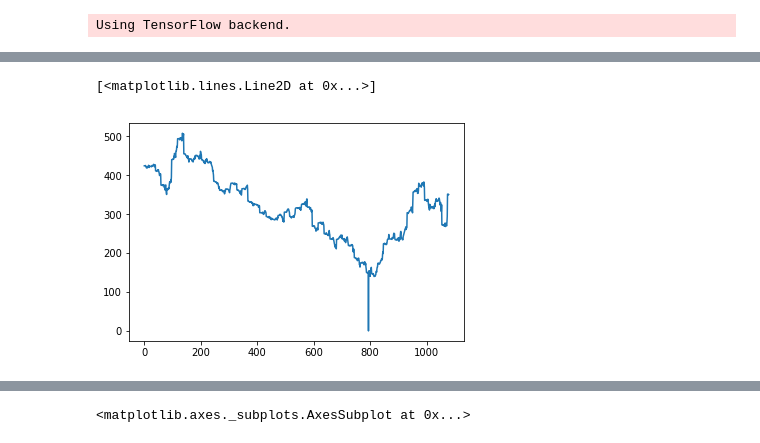
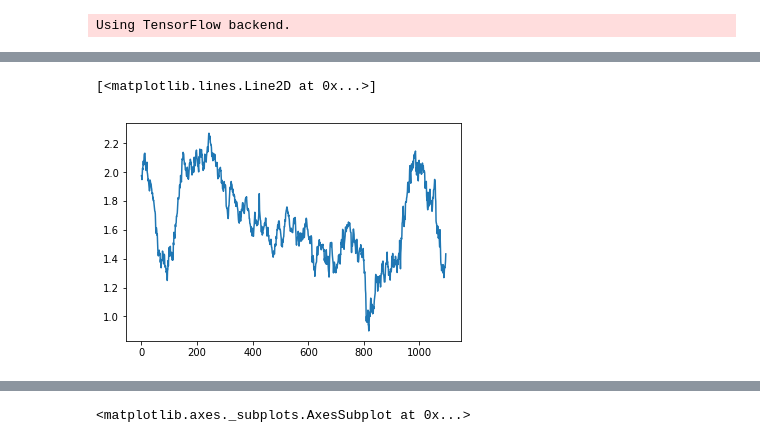
Before and after one commit to brownal05/globaltrade, a Jupyter notebook: alex/LTSMMULTI.ipynb, the cells around one changed output, grey strips where cells are left out. Saved outputs shown, nothing was run; the diff lists cells and outputs as text; code cells hidden in the pictures.

```diff
--- a/alex/LTSMMULTI.ipynb
+++ b/alex/LTSMMULTI.ipynb
@@ -32,9 +32,8 @@ def create_dataset(dataset, look_back=1):
     return np.array(dataX), np.array(dataY)
 # %%
 #load your data to train or predict on
-raw_data = pd.read_csv("features15.csv", low_memory=False)
+raw_data = pd.read_csv("big_df_adj.csv", low_memory=False)
 # %%
 
-df= df.fillna(0)
 cols = [c for c in raw_data.columns if c.lower()[-1] == "s"]
 df = raw_data[cols]
@@ -48,6 +55,6 @@ data_frame = data_frame.reindex(index=data_frame.index[::-1])
 # %%
-plt.plot(data_frame["CME_SES"])
+plt.plot(data_frame["CME_RB1_FWs"])
 # %% [output]
 [<matplotlib.lines.Line2D at 0x...>]
-[figure, old version]
+[figure, new version]
 # %%
```
Also changed, not shown: parts of 20 cells of this notebook, 9 other files.
